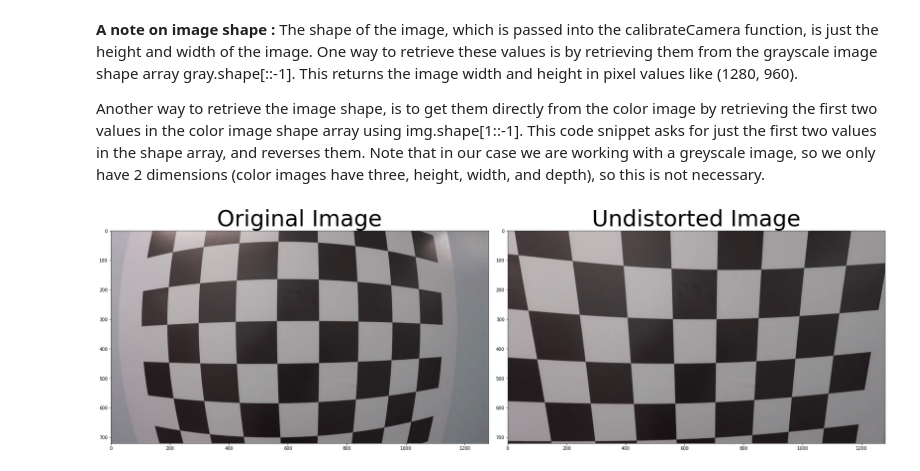
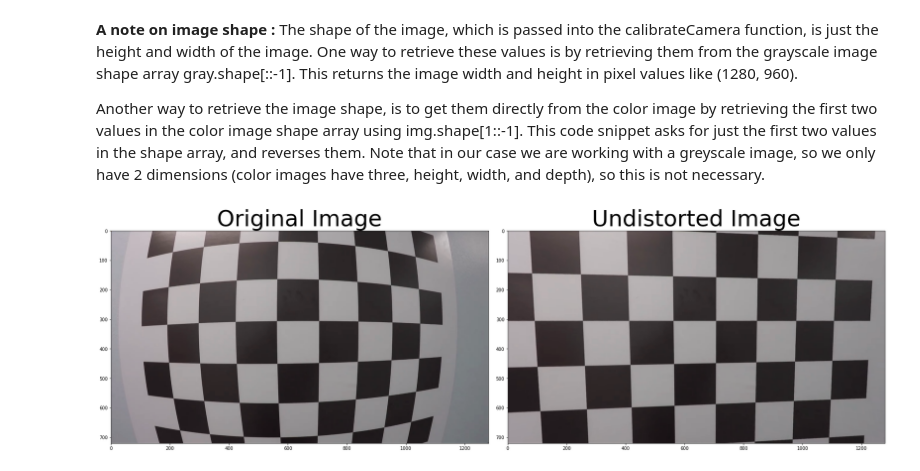
Before and after one commit to oussama95boussaid/Camera_Calibration, a Jupyter notebook: camera_calibration_&_distortion_correction.ipynb, the cells around one changed output. Cells and saved outputs as stored; diff of their text form; code cells hidden in the pictures.

```diff
--- a/camera_calibration_&_distortion_correction.ipynb
+++ b/camera_calibration_&_distortion_correction.ipynb
@@ -17,10 +19,10 @@ imgpoints = [] # 2d points in image plane.
 
 # Make a list of calibration images
 fname = 'calibration_test.png'
-img = cv2.imread(fname)
+imge = cv2.imread(fname)
 
 # Converting an image, imported by cv2 or the glob API, to grayscale:
-gray = cv2.cvtColor(img, cv2.COLOR_BGR2GRAY)
+gray = cv2.cvtColor(imge, cv2.COLOR_BGR2GRAY)
 
 # Finding chessboard corners (for an 8x6 board):
 ret, corners = cv2.findChessboardCorners(gray, (8, 6), None)
@@ -30,8 +32,9 @@ if ret == True:
   objpoints.append(objp)
   imgpoints.append(corners)
   # Drawing detected corners on an image:
-  cv2.drawChessboardCorners(img, (8, 6), corners, ret)
-  plt.imshow(img)
+  cv2.drawChessboardCorners(imge, (8, 6), corners, ret)
+  plt.imshow(imge)
+  plt.savefig("FindingCorners.png")
 # %% [output]
 [figure]
 # %% [markdown]
@@ -57,36 +60,36 @@ You can load data from  the distortion pickle file
 '''
 
 # Read in the saved objpoints and imgpoints
-dist_pickle = pickle.load( open( "wide_dist_pickle.p", "rb" ) )
-objpoints = dist_pickle["objpoints"]
-imgpoints = dist_pickle["imgpoints"]
+# dist_pickle = pickle.load( open( "wide_dist_pickle.p", "rb" ) )
+# objpoints = dist_pickle["objpoints"]
+# imgpoints = dist_pickle["imgpoints"]
 
 
 # Read in an image
 img = cv2.imread('calibration_test.png')
 
 def cal_undistort(img, objpoints, imgpoints) :
 
   # Converting an image, imported by cv2 or the glob API, to grayscale:
   gray = cv2.cvtColor(img,cv2.COLOR_BGR2GRAY)
 
   # Camera calibration, given object points, image points, and the shape of the grayscale image:
   ret, mtx, dist, rvecs, tvecs = cv2.calibrateCamera(objpoints, imgpoints, gray.shape[::-1], None, None)
 
   #Undistorting a test image:
   undist = cv2.undistort(img, mtx, dist, None, mtx)
 
   return undist
 
 undistorted = cal_undistort(img, objpoints, imgpoints)
 
 f, (ax1, ax2) = plt.subplots(1, 2, figsize=(24, 9))
 f.tight_layout()
 ax1.imshow(img)
 ax1.set_title('Original Image', fontsize=50)
 ax2.imshow(undistorted)
 ax2.set_title('Undistorted Image', fontsize=50)
 plt.subplots_adjust(left=0., right=1, top=0.9, bottom=0.)
 plt.savefig("undistorted.png")
 # %% [output]
-[figure, old version]
+[figure, new version]
```
Also changed, not shown: parts of 1 cell of this notebook, 1 other file.
